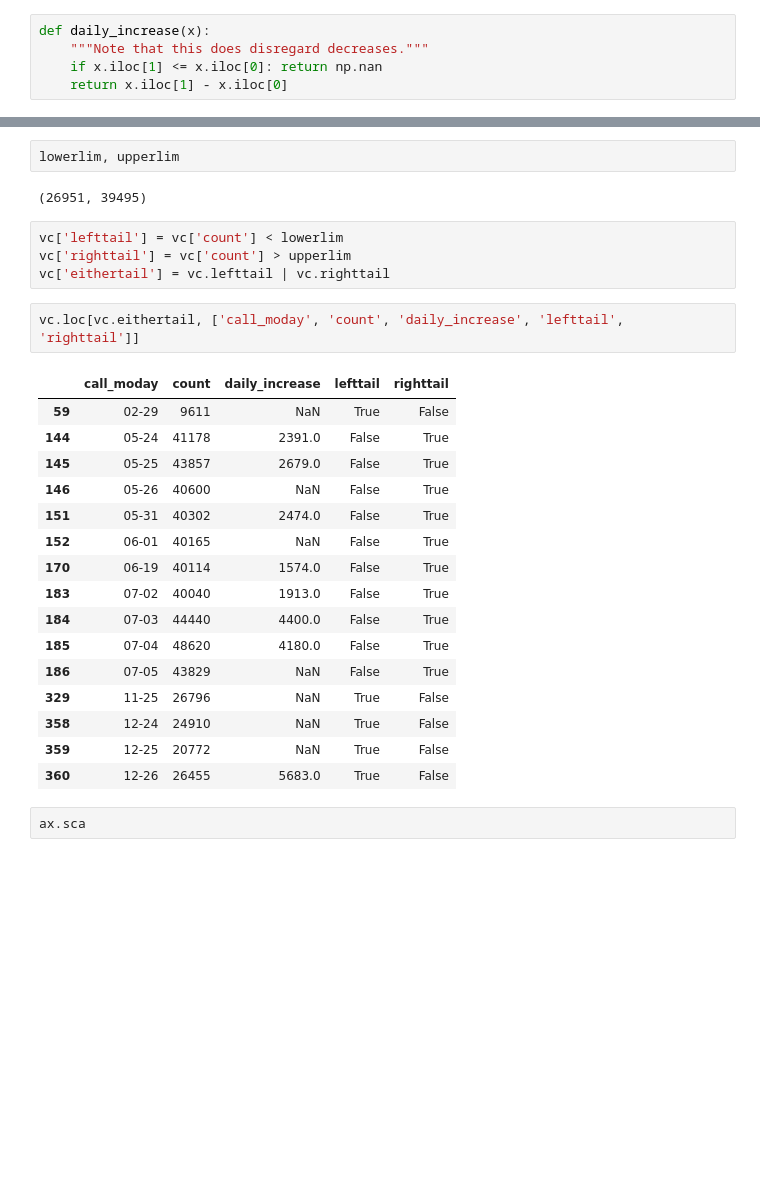
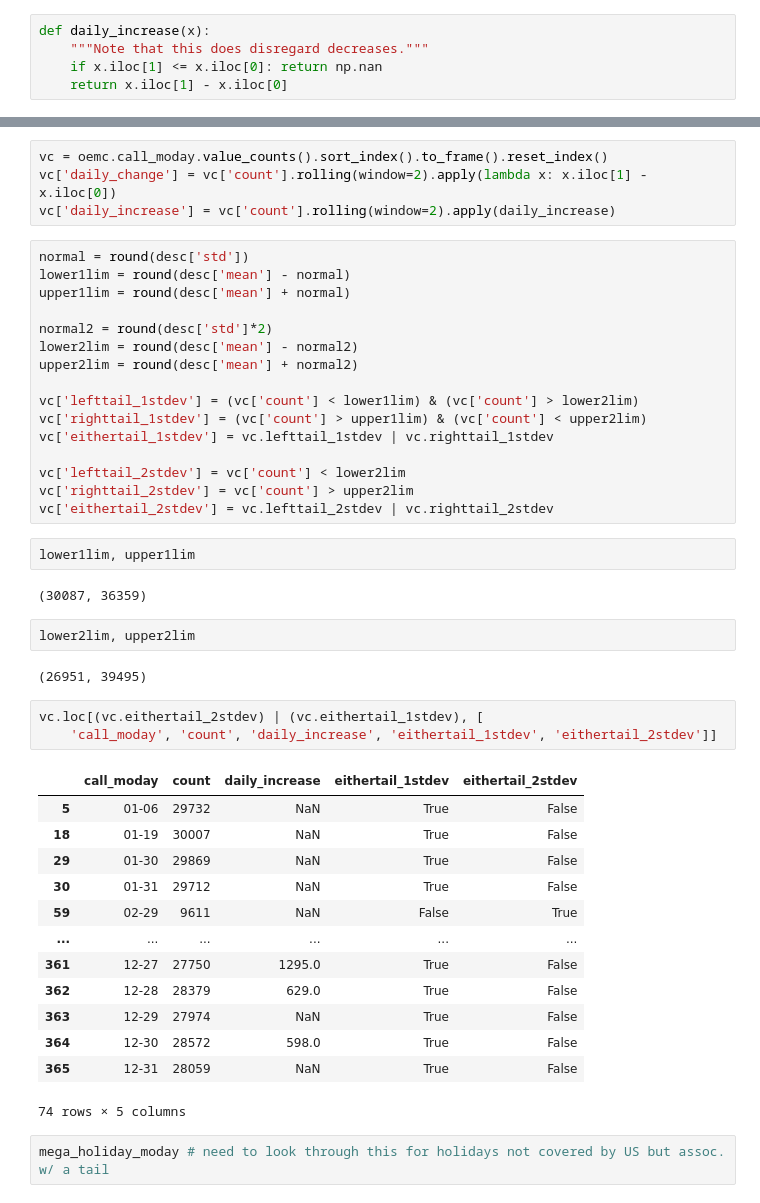
Before and after one commit to baileyb0t/tool-suite, a Jupyter notebook: packages/python/holidays.ipynb, the cells around one changed output, grey strips where cells are left out. Cells and saved outputs as stored; diff of their text form; blank space fills up the shorter version.

```diff
--- a/packages/python/holidays.ipynb
+++ b/packages/python/holidays.ipynb
@@ -668,30 +629,48 @@ upperlim = round(desc['mean'] + normal)
+# %%
+vc = oemc.call_moday.value_counts().sort_index().to_frame().reset_index()
+vc['daily_change'] = vc['count'].rolling(window=2).apply(lambda x: x.iloc[1] - x.iloc[0])
+vc['daily_increase'] = vc['count'].rolling(window=2).apply(daily_increase)
+# %%
+normal = round(desc['std'])
+lower1lim = round(desc['mean'] - normal)
+upper1lim = round(desc['mean'] + normal)
+
+normal2 = round(desc['std']*2)
+lower2lim = round(desc['mean'] - normal2)
+upper2lim = round(desc['mean'] + normal2)
+
+vc['lefttail_1stdev'] = (vc['count'] < lower1lim) & (vc['count'] > lower2lim)
+vc['righttail_1stdev'] = (vc['count'] > upper1lim) & (vc['count'] < upper2lim)
+vc['eithertail_1stdev'] = vc.lefttail_1stdev | vc.righttail_1stdev
+
+vc['lefttail_2stdev'] = vc['count'] < lower2lim
+vc['righttail_2stdev'] = vc['count'] > upper2lim
+vc['eithertail_2stdev'] = vc.lefttail_2stdev | vc.righttail_2stdev
 # %%
-lowerlim, upperlim
+lower1lim, upper1lim
 # %% [output]
-(26951, 39495)
+(30087, 36359)
-# %%
-vc['lefttail'] = vc['count'] < lowerlim
-vc['righttail'] = vc['count'] > upperlim
-vc['eithertail'] = vc.lefttail | vc.righttail
+# %%
+lower2lim, upper2lim
+# %% [output]
+(26951, 39495)
 # %%
-vc.loc[vc.eithertail, ['call_moday', 'count', 'daily_increase', 'lefttail', 'righttail']]
+vc.loc[(vc.eithertail_2stdev) | (vc.eithertail_1stdev), [
+    'call_moday', 'count', 'daily_increase', 'eithertail_1stdev', 'eithertail_2stdev']]
 # %% [output]
-|  | call_moday | count | daily_increase | lefttail | righttail |
-| 59 | 02-29 | 9611 | NaN | True | False |
-| 144 | 05-24 | 41178 | 2391.0 | False | True |
-| 145 | 05-25 | 43857 | 2679.0 | False | True |
-| 146 | 05-26 | 40600 | NaN | False | True |
-| 151 | 05-31 | 40302 | 2474.0 | False | True |
-| 152 | 06-01 | 40165 | NaN | False | True |
-| 170 | 06-19 | 40114 | 1574.0 | False | True |
-| 183 | 07-02 | 40040 | 1913.0 | False | True |
-| 184 | 07-03 | 44440 | 4400.0 | False | True |
-| 185 | 07-04 | 48620 | 4180.0 | False | True |
-| 186 | 07-05 | 43829 | NaN | False | True |
-| 329 | 11-25 | 26796 | NaN | True | False |
-| 358 | 12-24 | 24910 | NaN | True | False |
-| 359 | 12-25 | 20772 | NaN | True | False |
-| 360 | 12-26 | 26455 | 5683.0 | True | False |
+|  | call_moday | count | daily_increase | eithertail_1stdev | eithertail_2stdev |
+| 5 | 01-06 | 29732 | NaN | True | False |
+| 18 | 01-19 | 30007 | NaN | True | False |
+| 29 | 01-30 | 29869 | NaN | True | False |
+| 30 | 01-31 | 29712 | NaN | True | False |
+| 59 | 02-29 | 9611 | NaN | False | True |
+| ... | ... | ... | ... | ... | ... |
+| 361 | 12-27 | 27750 | 1295.0 | True | False |
+| 362 | 12-28 | 28379 | 629.0 | True | False |
+| 363 | 12-29 | 27974 | NaN | True | False |
+| 364 | 12-30 | 28572 | 598.0 | True | False |
+| 365 | 12-31 | 28059 | NaN | True | False |
+74 rows × 5 columns
-# %%
-ax.sca
+# %%
+mega_holiday_moday # need to look through this for holidays not covered by US but assoc. w/ a tail
 # %%
```
Also changed, not shown: parts of 7 cells of this notebook.
